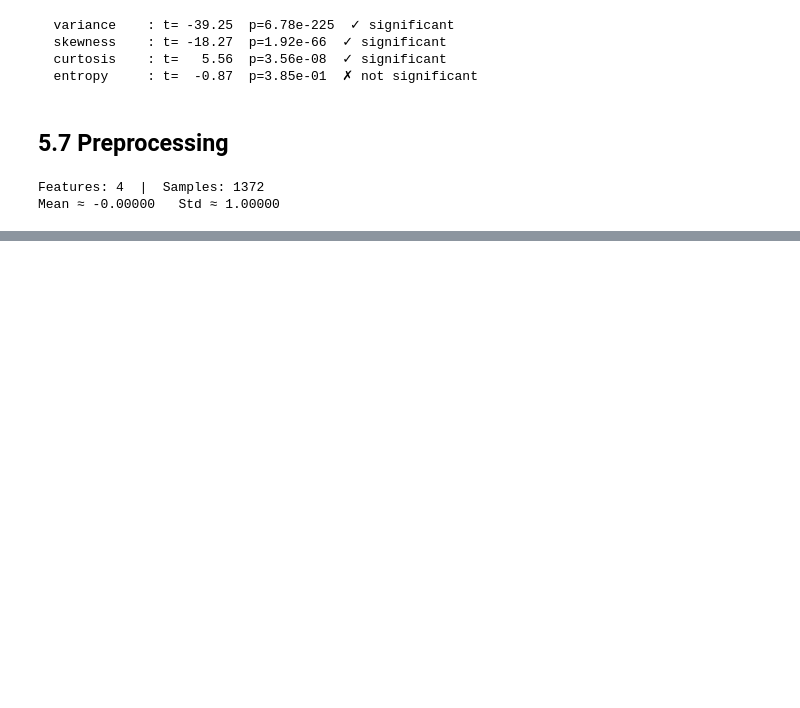
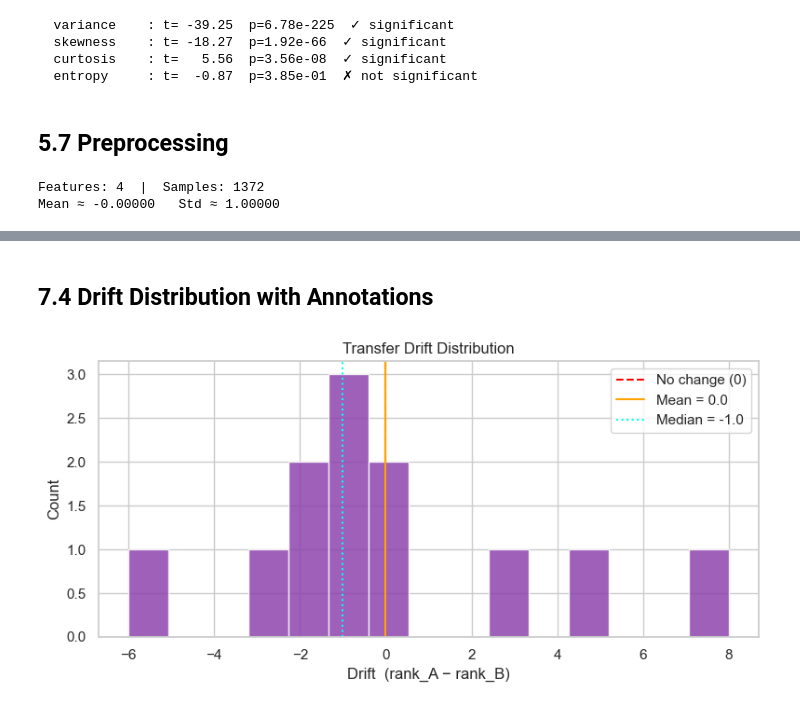
Before and after one commit to ArmanAhmed00/BST-Backed-Hyperparameter-Optimiser-with-Transfer-Analysis, a Jupyter notebook: capstone_project/notebook/capstone.ipynb, the cells around one changed output, grey strips where cells are left out. Drawn from its saved outputs; the diff is of its cells as text; code cells hidden in the pictures; blank space fills up the shorter version.

```diff
--- a/capstone_project/notebook/capstone.ipynb
+++ b/capstone_project/notebook/capstone.ipynb
@@ -863,0 +980,5 @@ Mean ≈ -0.00000   Std ≈ 1.00000
+# %%
+registry_b = registries_b["rebuild_balanced"]
+print(f"registry_b: {len(registry_b)} nodes | "
+      f"h={registry_b._bst.height()} | "
+      f"balanced={registry_b._bst.is_balanced()}")
@@ -863,0 +1026,17 @@ Mean ≈ -0.00000   Std ≈ 1.00000
+# %%
+report = analyse_transfer(registry_a, registry_b, good_drift_threshold=0)
+
+report_df = pd.DataFrame([{
+    "n_est":    r["params"]["n_estimators"],
+    "depth":    str(r["params"]["max_depth"]),
+    "split":    r["params"]["min_samples_split"],
+    "score_A":  r["score_A"],
+    "score_B":  r["score_B"],
+    "rank_A":   r["rank_A"],
+    "rank_B":   r["rank_B"],
+    "drift":    r["drift"],
+    "transfer": r["transfer"],
+} for r in report])
+
+print(f"Total configs: {len(report_df)}")
+report_df
@@ -863,0 +1110,17 @@ Mean ≈ -0.00000   Std ≈ 1.00000
+# %% [markdown]
+## 7.4 Drift Distribution with Annotations
+# %%
+drifts = [r["drift"] for r in report if r["drift"] is not None]
+mean_d = np.mean(drifts)
+med_d  = np.median(drifts)
+
+fig, ax = plt.subplots(figsize=(8, 4))
+ax.hist(drifts, bins=15, color='#8e44ad', edgecolor='white', alpha=0.85)
+ax.axvline(0,      color='red',    ls='--', lw=1.5, label='No change (0)')
+ax.axvline(mean_d, color='orange', ls='-',  lw=1.5, label=f'Mean = {mean_d:.1f}')
+ax.axvline(med_d,  color='cyan',   ls=':',  lw=1.5, label=f'Median = {med_d:.1f}')
+ax.set_xlabel("Drift  (rank_A − rank_B)"); ax.set_ylabel("Count")
+ax.set_title("Transfer Drift Distribution")
+ax.legend(); plt.tight_layout(); plt.show()
+# %% [output]
+[figure, added]
```
Also changed, not shown: parts of 37 cells of this notebook, 5 other files.
